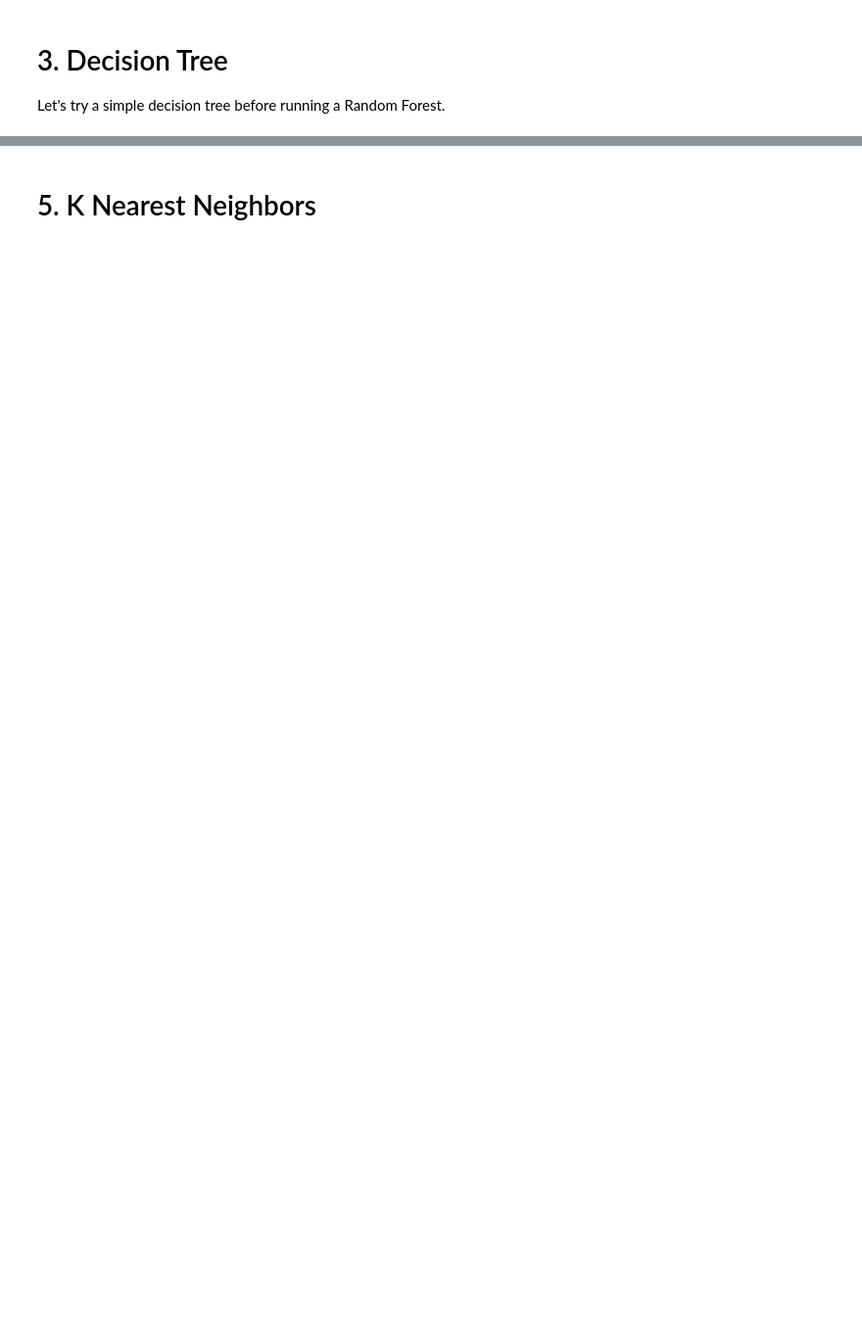
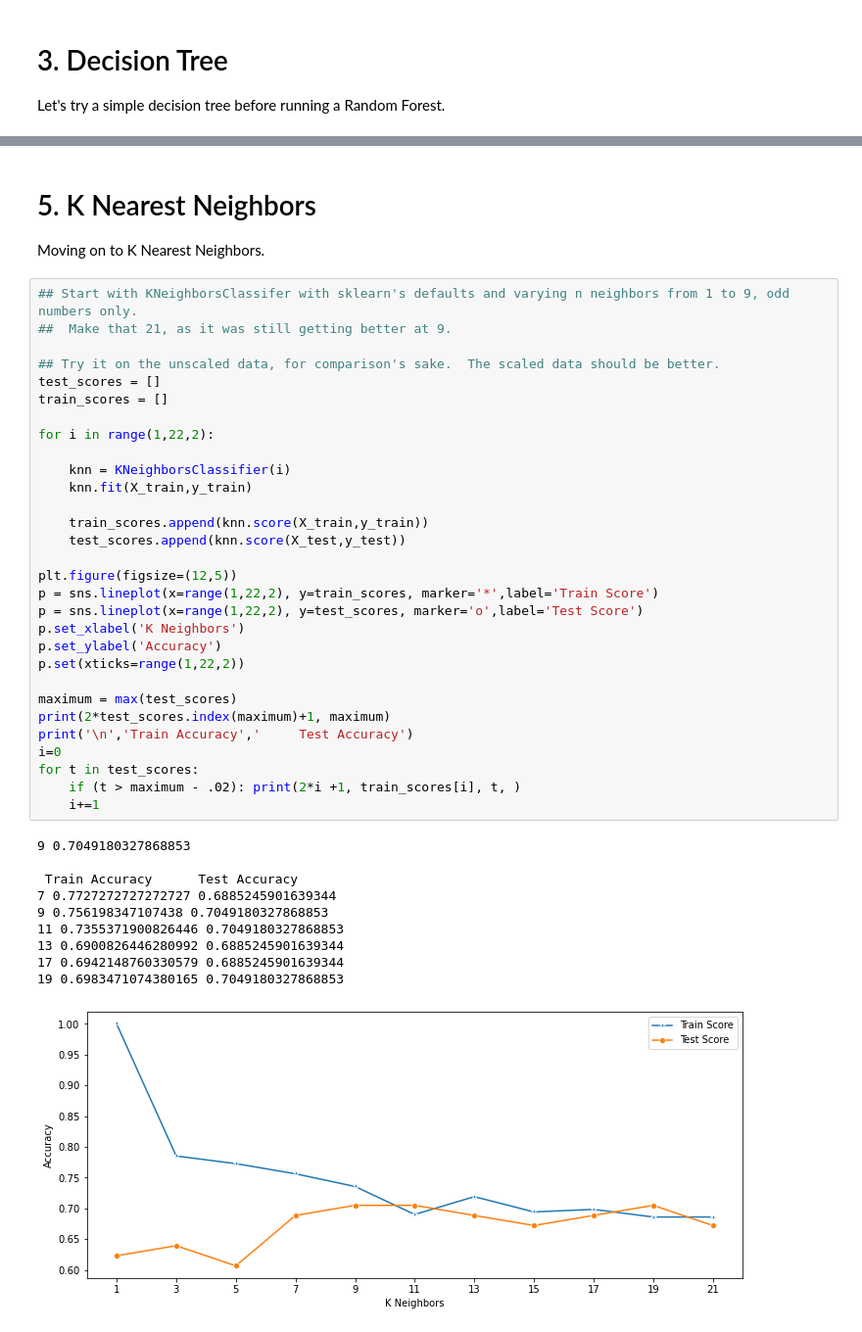
Before and after one commit to BradDoty/KaggleHeartDiseaseUCI, a Jupyter notebook: Notebooks/Capstone 2 -- Modeling.ipynb, the cells around one changed output, grey strips where cells are left out. Shown: that part at 98% size. Saved outputs shown, nothing was run; the diff lists cells and outputs as text; blank space fills up the shorter version.

```diff
--- a/Notebooks/Capstone 2 -- Modeling.ipynb
+++ b/Notebooks/Capstone 2 -- Modeling.ipynb
@@ -242,2 +370,45 @@ However, this Decision Tree is still inferior to the Logistic Regression.  Logis
 # %% [markdown]
 # 5. K Nearest Neighbors
+
+Moving on to K Nearest Neighbors.
+# %%
+## Start with KNeighborsClassifer with sklearn's defaults and varying n neighbors from 1 to 9, odd numbers only.
+##  Make that 21, as it was still getting better at 9.
+
+## Try it on the unscaled data, for comparison's sake.  The scaled data should be better.
+test_scores = []
+train_scores = []
+
+for i in range(1,22,2):
+
+    knn = KNeighborsClassifier(i)
+    knn.fit(X_train,y_train)
+
+    train_scores.append(knn.score(X_train,y_train))
+    test_scores.append(knn.score(X_test,y_test))
+
+plt.figure(figsize=(12,5))
+p = sns.lineplot(x=range(1,22,2), y=train_scores, marker='*',label='Train Score')
+p = sns.lineplot(x=range(1,22,2), y=test_scores, marker='o',label='Test Score')
+p.set_xlabel('K Neighbors')
+p.set_ylabel('Accuracy')
+p.set(xticks=range(1,22,2))
+
+maximum = max(test_scores)
+print(2*test_scores.index(maximum)+1, maximum)
+print('\n','Train Accuracy','     Test Accuracy')
+i=0
+for t in test_scores:
+    if (t > maximum - .02): print(2*i +1, train_scores[i], t, )
+    i+=1
+# %% [output]
+9 0.7049180327868853
+
+ Train Accuracy      Test Accuracy
+7 0.7727272727272727 0.6885245901639344
+9 0.756198347107438 0.7049180327868853
+11 0.7355371900826446 0.7049180327868853
+13 0.6900826446280992 0.6885245901639344
+17 0.6942148760330579 0.6885245901639344
+19 0.6983471074380165 0.7049180327868853
+[figure, added]
```
Also changed, not shown: parts of 22 cells of this notebook.
